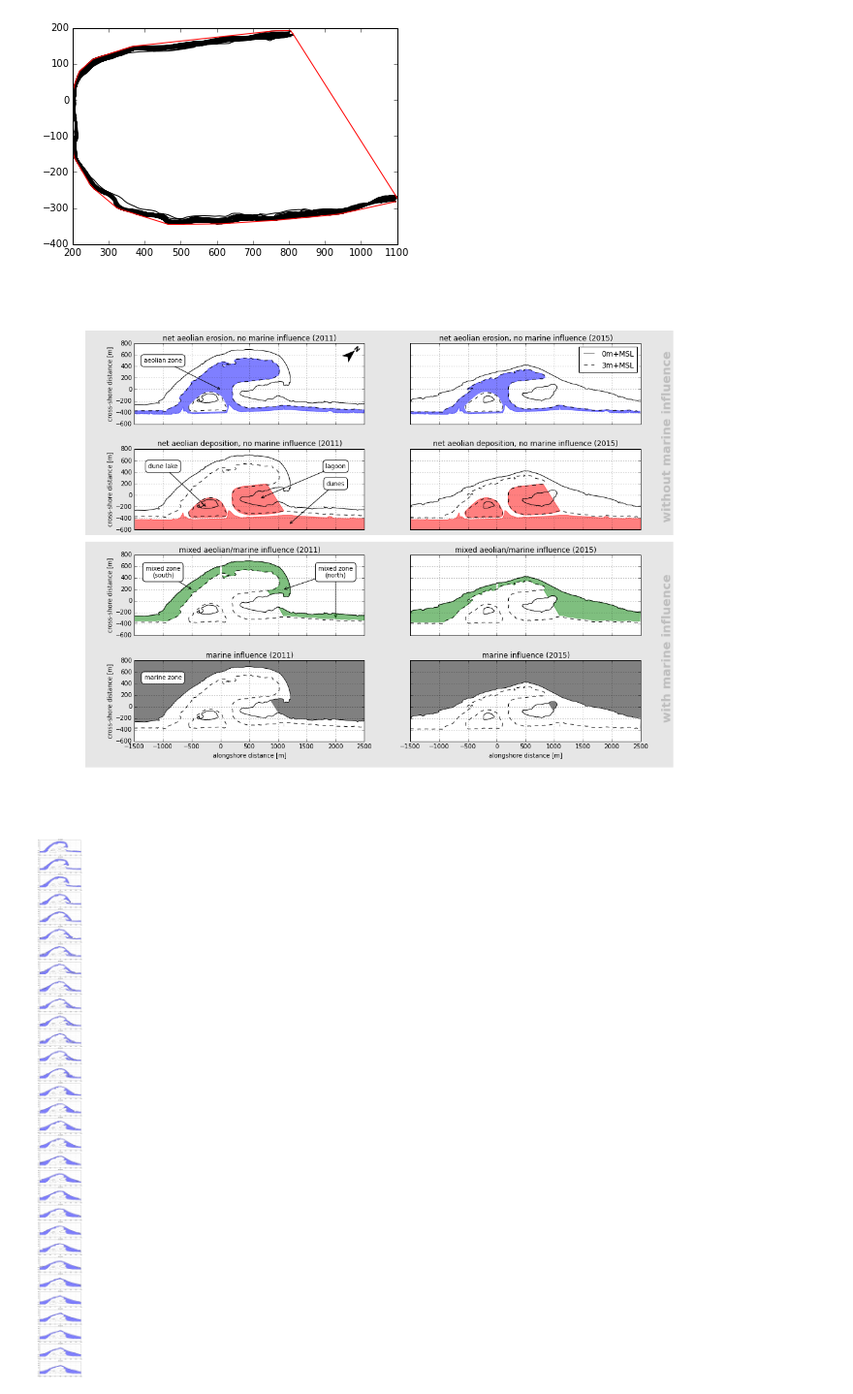
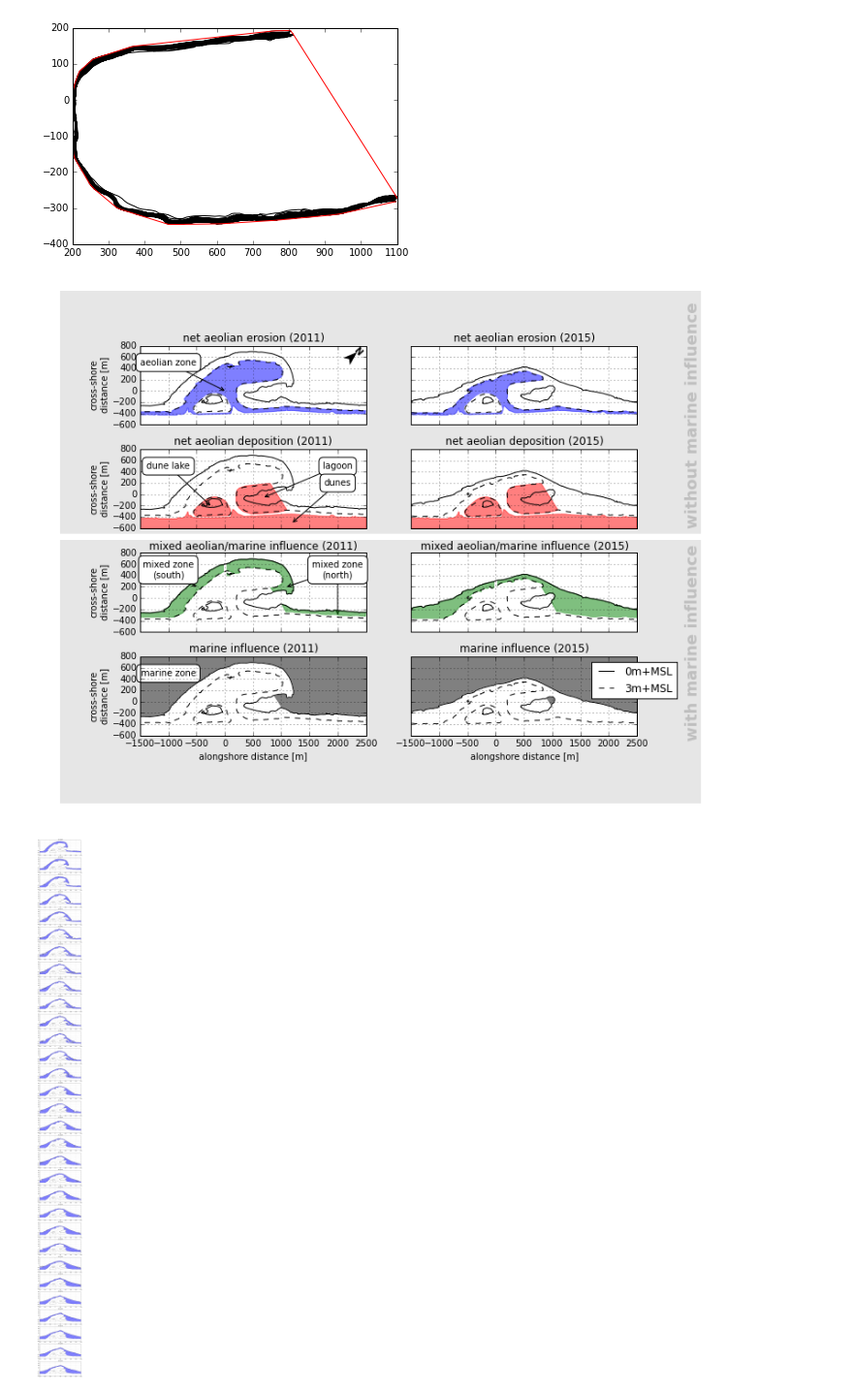
Before and after one commit to hoonhout/PhD, a Jupyter notebook: Notebooks/01. Sand Motor (budgets).ipynb, the cells around one changed output. Shown at 97% size. Cells and saved outputs as stored; diff of their text form; code cells hidden in the pictures.

```diff
--- a/Notebooks/01. Sand Motor (budgets).ipynb
+++ b/Notebooks/01. Sand Motor (budgets).ipynb
@@ -579,7 +579,7 @@ def draw_northarrow(axs, xy, scale, alpha):
     axs.annotate('N', xy=verts[-1,:], ha='center', va='center', weight='bold',
                  fontsize=scale/10., rotation=-alpha, zorder=20)
 
-fig, axs = plt.subplots(4, 2, figsize=(15,12))
+fig, axs = plt.subplots(4, 2, figsize=(10,8))
 for j, k in enumerate(['20110803', '20150922']):
     for s in ['drybeach_center', 'drybeach_south', 'drybeach_north']:
         axs[0,j].add_patch(matplotlib.patches.PathPatch(paths[k][s], color='b', alpha=.5))
@@ -596,8 +596,8 @@ for j, k in enumerate(['20110803', '20150922']):
     for s in ['drybeach_center', 'drybeach_south', 'drybeach_north', 'lake', 'lagoon', 'dunes', 'intertidal']:
         axs[3,j].add_patch(matplotlib.patches.PathPatch(paths[k][s], color='w', alpha=1.))
 
-    axs[0,j].set_title('net aeolian erosion, no marine influence (%s)' % k[:4])
-    axs[1,j].set_title('net aeolian deposition, no marine influence (%s)' % k[:4])
+    axs[0,j].set_title('net aeolian erosion (%s)' % k[:4])
+    axs[1,j].set_title('net aeolian deposition (%s)' % k[:4])
     axs[2,j].set_title('mixed aeolian/marine influence (%s)' % k[:4])
     axs[3,j].set_title('marine influence (%s)' % k[:4])
 
@@ -626,7 +626,7 @@ for j, k in enumerate(['20110803', '20150922']):
         if j > 0:
             axs[i,j].set_yticklabels(())
         else:
-            axs[i,j].set_ylabel('cross-shore distance [m]')
+            axs[i,j].set_ylabel('cross-shore\ndistance [m]')
 
         axs[i,j].set_xlim((-1500, 2500))
         axs[i,j].set_ylim((-600, 800))
@@ -637,48 +637,48 @@ for j, k in enumerate(['20110803', '20150922']):
             for y in refy:
                 pass #axs[i,j].scatter(x,y,c='k')
 
-axs[0,1].legend(*zip(*[(o, o.get_label()) for o in axs[0,1].get_lines()[2:4]]), loc='upper right')
-
+axs[-1,1].legend(*zip(*[(o, o.get_label()) for o in axs[0,1].get_lines()[2:4]]), loc='upper right', bbox_to_anchor=(1.2,1.))
+ax.legend()
 a_kw = dict(va='center', ha='center',
             bbox={'boxstyle':'round,pad=.5', 'facecolor':'w'},
             arrowprops={'arrowstyle':'->', 'shrinkA':0., 'shrinkB':0.})
 axs[0,0].annotate('aeolian zone', xy=(0,0), xytext=(-1000,500), **a_kw)
 #axs[0,0].annotate('aeolian zone\n(south)', xy=(-1250,-410), xytext=(-1000,100), **a_kw)
 #axs[0,0].annotate('aeolian zone\n(north)', xy=(2000,-375), xytext=(2000,100), **a_kw)
 axs[1,0].annotate('dune lake', xy=(-250,-200), xytext=(-1000,500), **a_kw)
 axs[1,0].annotate('lagoon', xy=(700,-50), xytext=(2000,500), **a_kw)
 #axs[1,0].annotate('dunes\n(south)', xy=(-1250,-600), **a_kw)
 #axs[1,0].annotate('dunes\n(center)', xy=(0,-600), **a_kw)
 #axs[1,0].annotate('dunes\n(north)', xy=(1750,-600), **a_kw)
 axs[1,0].annotate('dunes', xy=(1200,-500), xytext=(2000,200), **a_kw)
 axs[2,0].annotate('mixed zone\n(south)', xy=(-500,200), xytext=(-1000,500), **a_kw)
 axs[2,0].annotate('mixed zone\n(north)', xy=(1100,200), xytext=(2000,500), **a_kw)
 axs[2,0].annotate('', xy=(2000,-300), xytext=(2000,500), zorder=-10, **a_kw)
 axs[3,0].annotate('marine zone', xy=(-1000,500), zorder=-10, **a_kw)
 
 plt.draw()
 
 p0 = axs[0,1].get_position()
 p1 = axs[1,1].get_position()
 p2 = axs[2,1].get_position()
 p3 = axs[3,1].get_position()
 
 ax = fig.add_axes([0., 0., 1., 1.], zorder=-1)
-ax.add_artist(plt.Rectangle((.05,p3.y0-.05), .9, p2.y1-p3.y0+.075, facecolor=(.9,.9,.9), edgecolor='none'))
-ax.add_artist(plt.Rectangle((.05,p1.y0-.01), .9, p0.y1-p1.y0+.035, facecolor=(.9,.9,.9), edgecolor='none'))
-ax.annotate('without marine influence', xy=(.95,(p0.y1+p1.y0)/2), rotation=90., va='center', ha='right',
-            fontweight='bold', fontsize=20, color=(.75,.75,.75))
-ax.annotate('with marine influence', xy=(.95,(p2.y1+p3.y0)/2), rotation=90., va='center', ha='right',
-            fontweight='bold', fontsize=20, color=(.75,.75,.75))
+ax.add_artist(plt.Rectangle((.0,0.), 1., p2.y1+.025, facecolor=(.9,.9,.9), edgecolor='none'))
+ax.add_artist(plt.Rectangle((.0,p1.y0-.01), 1., 1.01-p1.y0, facecolor=(.9,.9,.9), edgecolor='none'))
+ax.annotate('without marine influence', xy=(1,p1.y0), rotation=90., va='bottom', ha='right',
+            fontweight='bold', fontsize=18, color=(.75,.75,.75))
+ax.annotate('with marine influence', xy=(1,p2.y1+.015), rotation=90., va='top', ha='right',
+            fontweight='bold', fontsize=18, color=(.75,.75,.75))
 ax.set_xlim((0,1))
 ax.set_ylim((0,1))
 ax.set_axis_off()
 
 draw_northarrow(axs[0,0], xy=(2250,600), scale=100, alpha=48.)
 
 fig.savefig('../Figures/decomposition.pdf')
 # %% [output]
-[figure, old version]
+[figure, new version]
 # %%
 s = 'intertidal'
 n = len(paths)-1
```
Also changed, not shown: 23 other files.
